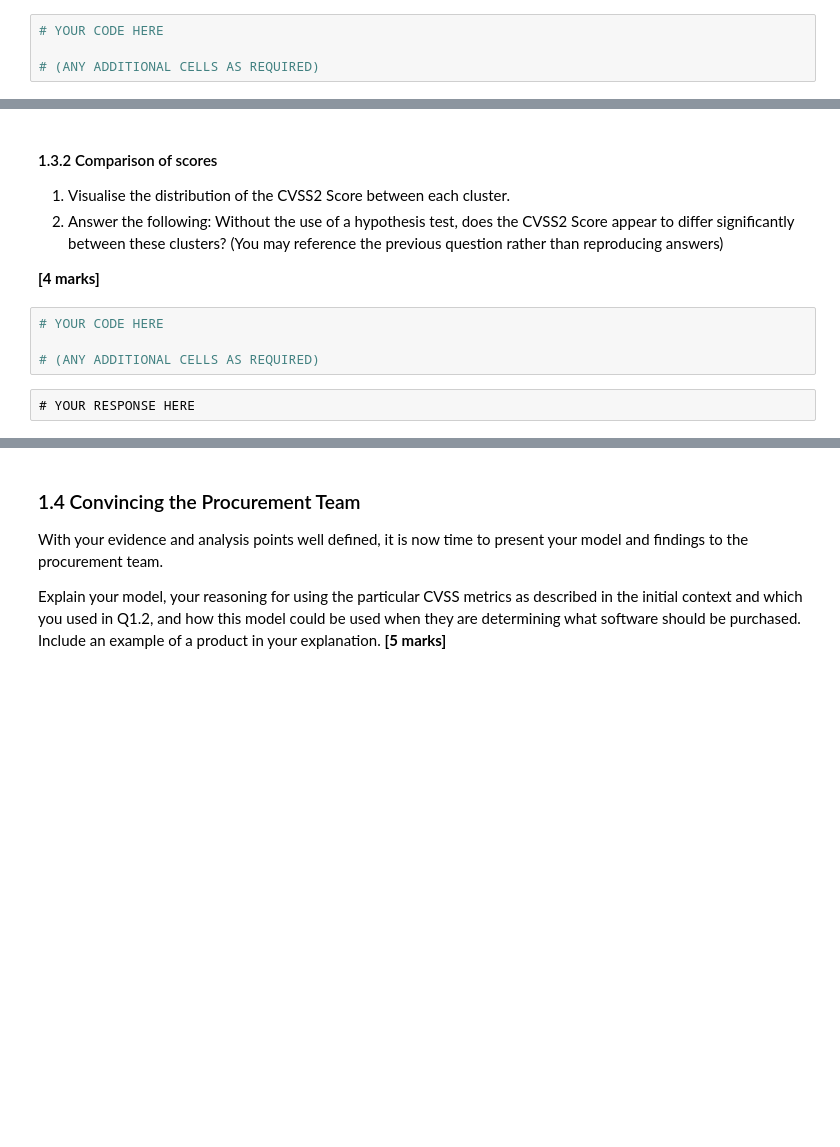
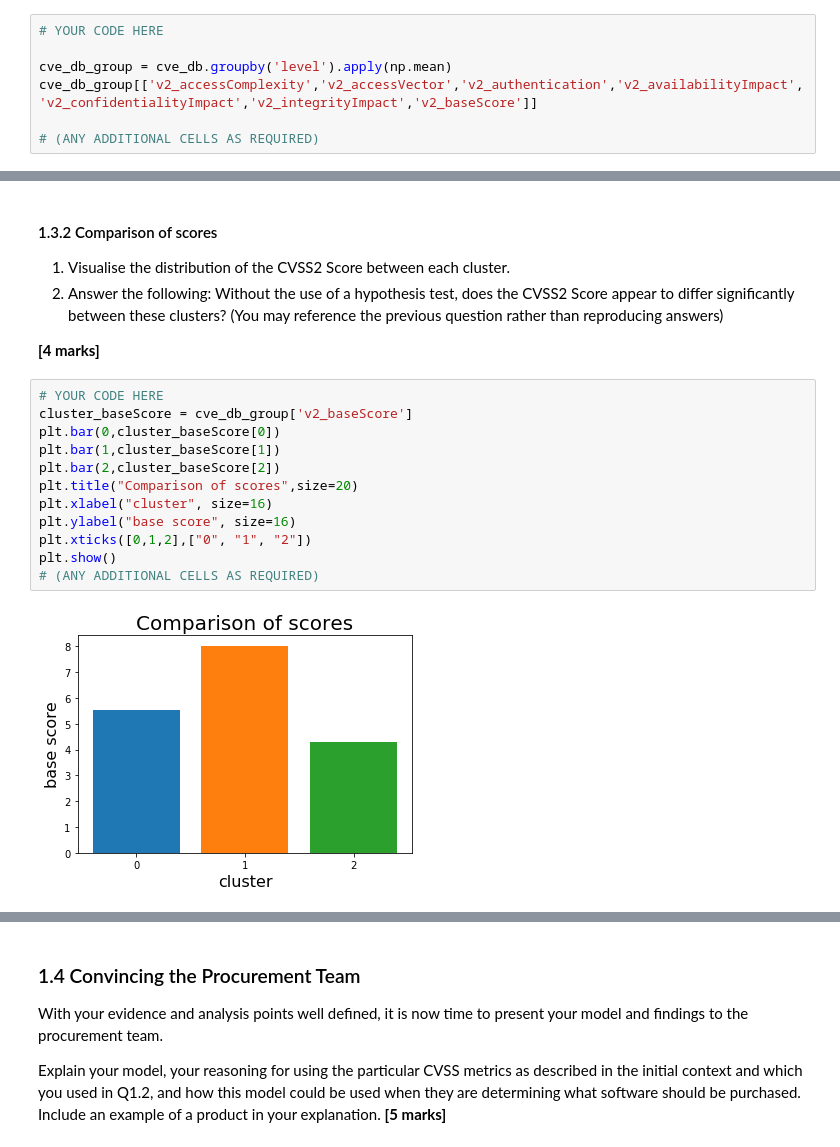
Before and after one commit to Yixi-Rao/Comp2420-assignment2, a Jupyter notebook: Assignment 2.ipynb, the cells around one changed output, grey strips where cells are left out. Cells and saved outputs as stored; diff of their text form; blank space fills up the shorter version.

```diff
--- a/Assignment 2.ipynb
+++ b/Assignment 2.ipynb
@@ -179,4 +278,7 @@ With your clustering model complete, analyse the outputs in preparation for show
 # %%
 # YOUR CODE HERE
 
+cve_db_group = cve_db.groupby('level').apply(np.mean)
+cve_db_group[['v2_accessComplexity','v2_accessVector','v2_authentication','v2_availabilityImpact','v2_confidentialityImpact','v2_integrityImpact','v2_baseScore']]
+
 # (ANY ADDITIONAL CELLS AS REQUIRED)
@@ -188,9 +298,17 @@ With your clustering model complete, analyse the outputs in preparation for show
 2. Answer the following: Without the use of a hypothesis test, does the CVSS2 Score appear to differ significantly between these clusters? (You may reference the previous question rather than reproducing answers)
 
 <span style= 'float: right;'><b>[4 marks]</b></span>
-# %%
-# YOUR CODE HERE
-
-# (ANY ADDITIONAL CELLS AS REQUIRED)
-# %% [raw]
-# YOUR RESPONSE HERE
+# %%
+# YOUR CODE HERE
+cluster_baseScore = cve_db_group['v2_baseScore']
+plt.bar(0,cluster_baseScore[0])
+plt.bar(1,cluster_baseScore[1])
+plt.bar(2,cluster_baseScore[2])
+plt.title("Comparison of scores",size=20)
+plt.xlabel("cluster", size=16)
+plt.ylabel("base score", size=16)
+plt.xticks([0,1,2],["0", "1", "2"])
+plt.show()
+# (ANY ADDITIONAL CELLS AS REQUIRED)
+# %% [output]
+[figure, added]
```
Also changed, not shown: parts of 17 cells of this notebook.
